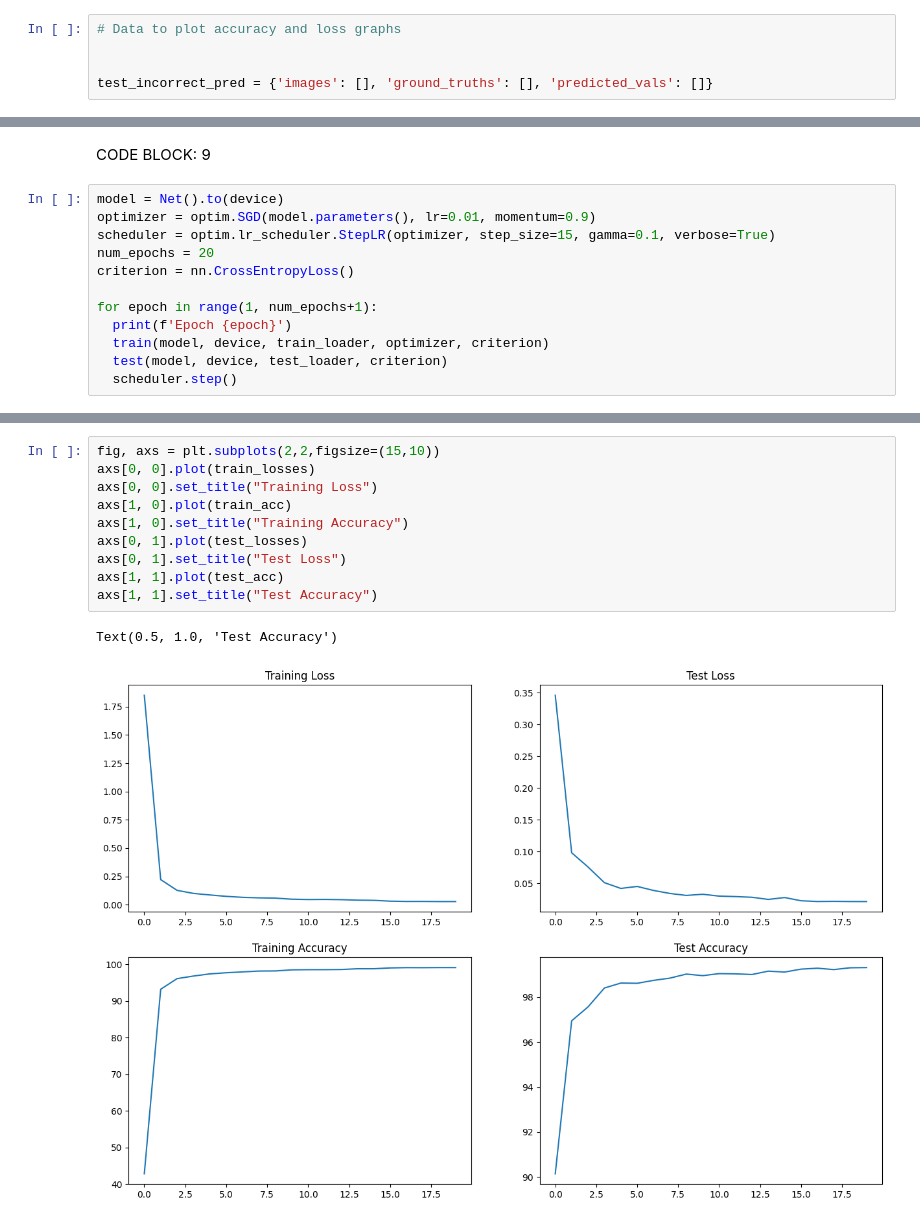
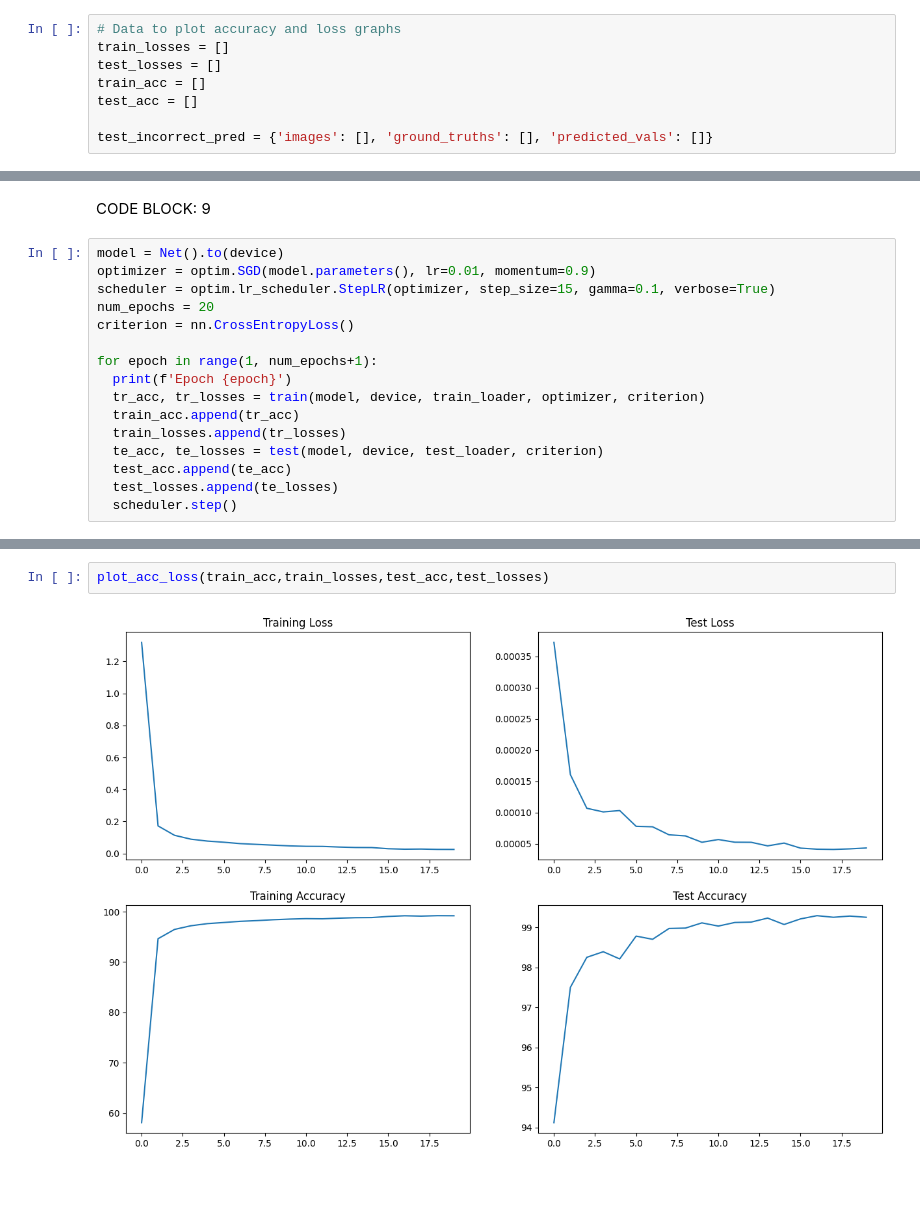
Before and after one commit to iris-kurapaty/PyTorchExperiments, a Jupyter notebook: S5.ipynb, the cells around one changed output, grey strips where cells are left out. Cells and saved outputs as stored; diff of their text form; blank space fills up the shorter version.

```diff
--- a/S5.ipynb
+++ b/S5.ipynb
@@ -115,6 +97,9 @@ Estimated Total Size (MB): 2.94
 CODE BLOCK: 8
 # %%
 # Data to plot accuracy and loss graphs
-
+train_losses = []
+test_losses = []
+train_acc = []
+test_acc = []
 
 test_incorrect_pred = {'images': [], 'ground_truths': [], 'predicted_vals': []}
@@ -131,8 +114,12 @@ criterion = nn.CrossEntropyLoss()
 
 for epoch in range(1, num_epochs+1):
   print(f'Epoch {epoch}')
-  train(model, device, train_loader, optimizer, criterion)
-  test(model, device, test_loader, criterion)
+  tr_acc, tr_losses = train(model, device, train_loader, optimizer, criterion)
+  train_acc.append(tr_acc)
+  train_losses.append(tr_losses)
+  te_acc, te_losses = test(model, device, test_loader, criterion)
+  test_acc.append(te_acc)
+  test_losses.append(te_losses)
   scheduler.step()
 # %% [output]
 Adjusting learning rate of group 0 to 1.0000e-02.
@@ -162,13 +172,4 @@ Pred done
-# %%
-fig, axs = plt.subplots(2,2,figsize=(15,10))
-axs[0, 0].plot(train_losses)
-axs[0, 0].set_title("Training Loss")
-axs[1, 0].plot(train_acc)
-axs[1, 0].set_title("Training Accuracy")
-axs[0, 1].plot(test_losses)
-axs[0, 1].set_title("Test Loss")
-axs[1, 1].plot(test_acc)
-axs[1, 1].set_title("Test Accuracy")
-# %% [output]
-Text(0.5, 1.0, 'Test Accuracy')
-[figure, removed]
+# %%
+plot_acc_loss(train_acc,train_losses,test_acc,test_losses)
+# %% [output]
+[figure, added]
```
Also changed, not shown: parts of 8 cells of this notebook, 1 other file.
